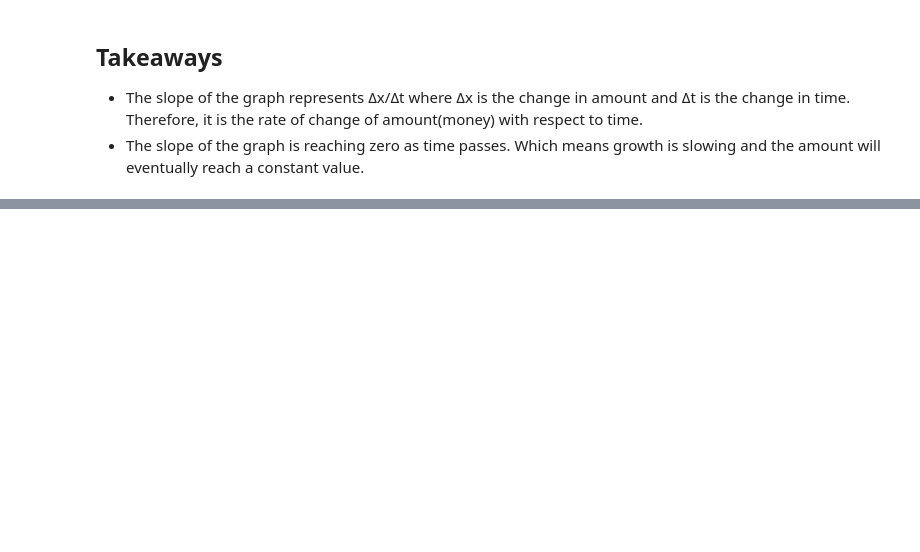
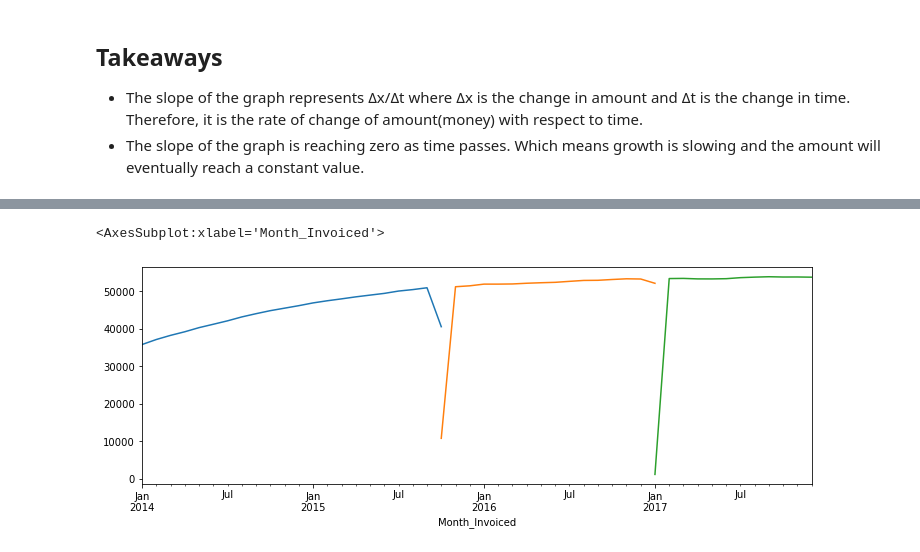
Before and after one commit to brentschriver/time-series-exercises, a Jupyter notebook: model.ipynb, the cells around one changed output, grey strips where cells are left out. Saved outputs shown, nothing was run; the diff lists cells and outputs as text; code cells hidden in the pictures; blank space fills up the shorter version.

```diff
--- a/model.ipynb
+++ b/model.ipynb
@@ -215,0 +222,10 @@ by_date.plot(x='Month_Invoiced', y='amount')
+# %%
+train_size = int(len(df) * .5)
+validate_size = int(len(df) * .3)
+test_size = int(len(df) - train_size - validate_size)
+validate_end_index = train_size + validate_size
+
+# split into train, validation, test
+train = df[: train_size]
+validate = df[train_size : validate_end_index]
+test = df[validate_end_index : ]
@@ -215,0 +267,8 @@ by_date.plot(x='Month_Invoiced', y='amount')
+# %%
+plt.figure(figsize=(12,4))
+train.amount.resample('M').sum().plot(label='Montly')
+validate.amount.resample('M').sum().plot()
+test.amount.resample('M').sum().plot()
+# %% [output]
+<AxesSubplot:xlabel='Month_Invoiced'>
+[figure, added]
```
Also changed, not shown: parts of 31 cells of this notebook.
